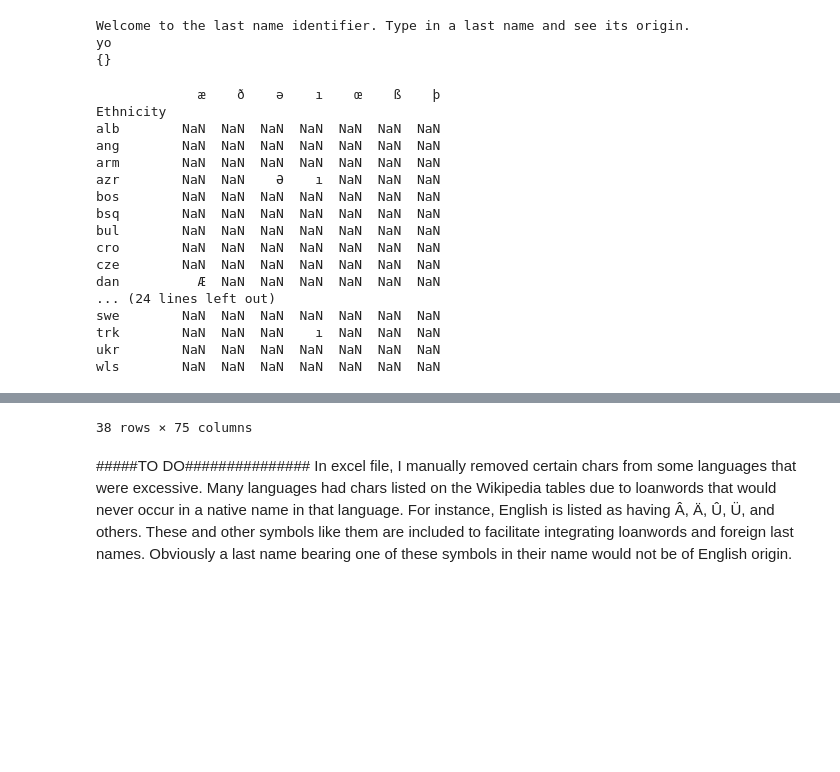
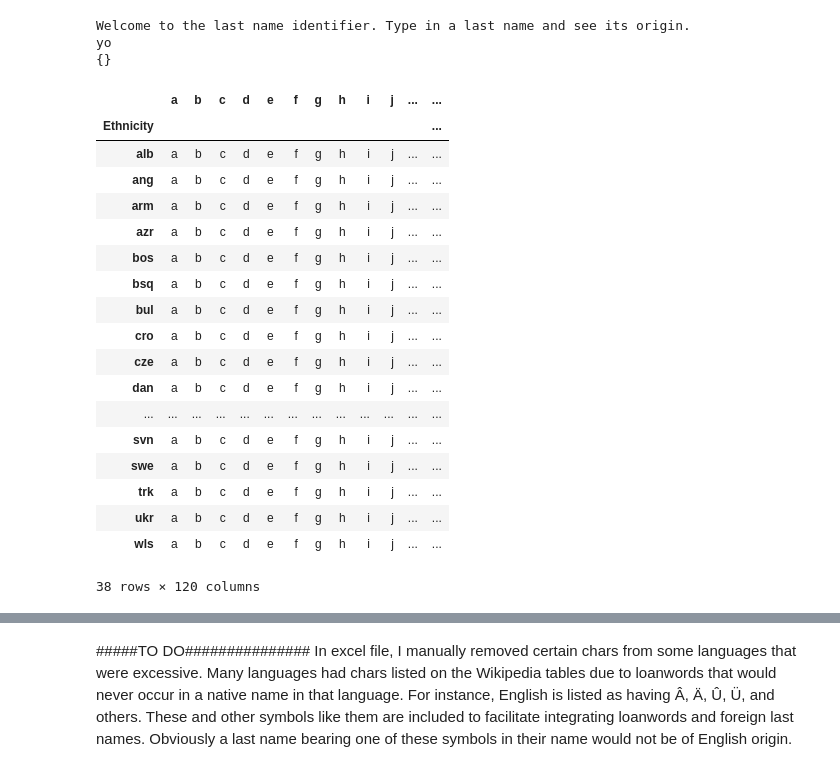
Before and after one commit to juyoungk23/Corvinus, a Jupyter notebook: lastNameBot.ipynb, the cells around one changed output, grey strips where cells are left out. Saved outputs shown, nothing was run; the diff lists cells and outputs as text; code cells hidden in the pictures; blank space fills up the shorter version.

Commit message:
dataframe completed with all tables from the wiki

```diff
--- a/lastNameBot.ipynb
+++ b/lastNameBot.ipynb
@@ -298,19 +298,23 @@ import pandas as pd # library for data analysis
 import requests # library to handle requests
 from bs4 import BeautifulSoup # library to parse HTML documents
 
+###################################################################################
+##############                       FUNCTIONS                       ##############
+
+
 #fixes broken offset on lowercase letters list, leaving a clean lowercase list
 def fixAlphabet(df):
     letter_list = []
 
     for column in df:
-        letter_list.append(column[1])
+       # print(len(column))
+        letter_list.append(column[0].lower()) #take first level and make it lowercase
     letter_list[0] = 'Ethnicity'
     df.columns = letter_list
     return df
 
 #make list of desire eth indeces, then select only those
 def selectEths(df):
-    #print('|||||||||||||||||||')
     for i in df.index:
         keep = False
         if (df.iloc[i, 0].endswith("]")):
@@ -325,15 +329,11 @@ def selectEths(df):
            # print("dropped: " + df.iloc[i, 0])              #print when we delete to make sure we didn't accidentally delete one
             df.iloc[i, 0] = "drop_this"          #replace with 'drop_this otherwise'
 
-
     dfcopy = df.copy()
     for i in df.index:
-        if (df.iloc[i, 0] == "drop_this"):
+        if (df.iloc[i, 0] == "drop_this"):     #markk eths to be dropped with "drop_this" string
             dfcopy.drop(i, inplace = True)
 
-
-
-    #dfcopy.reset_index(drop=True, inplace = True)
     dfcopy.set_index('Ethnicity', inplace = True)
 
     return dfcopy
@@ -353,6 +353,8 @@ def makeNiceDF(df):
     df.sort_index(inplace=True)
     return df
 
+###################################################################################
+##############                         MAIN                          ##############
 
 
 # get the response in the form of html
@@ -361,6 +363,15 @@ response=requests.get(wikiurl)
 
 #pull each table
 soup = BeautifulSoup(response.text, 'html.parser')
+
+#original 26 latin letters
+latin_table = soup.find_all('table', class_="wikitable")[0]
+latin_df= pd.read_html(str(latin_table))
+latin_df = pd.DataFrame(latin_df[0])
+latin_df = makeNiceDF(latin_df)
+latin_df.drop(latin_df.columns[len(latin_df.columns)-1], axis=1, inplace=True) #drop '#' column from latin_df'
+latin_df.loc[latin_df.index[latin_df.isnull().all(1)]] = latin_df.columns #if they're all NaN, meaning they use all 26, f
+                                                                          #fill with all 26 from columns
 
 #special letters table
 #manual adjustment due to wikitable[2] grouping langs
@@ -371,8 +382,6 @@ special_letters_df.iloc[7, 0] = 'Danish' #reassign Scandinavian group to just Da
 special_letters_df.iloc[12, 0] = 'Icelandic' #reassign Icelandic/Norn to just Icelandic
 special_letters_df.iloc[13, 0] = 'French' #reassign British Isles group to just French
 special_letters_df = makeNiceDF(special_letters_df)
-special_letters_df.dropna(axis=1, how='all', inplace=True)
-print(special_letters_df)
 
 
 #letter-diacritic combos table
@@ -386,6 +395,7 @@ letter_diacritic_df.iloc[28, 0] = 'Danish' #reassign Danish/Scandinavian to just
 letter_diacritic_df = makeNiceDF(letter_diacritic_df)
 letter_diacritic_df.loc[['fre', 'por', 'trk'], 'ç'] = 'Ç' #assign Ç to correct langs
 letter_diacritic_df.loc['trk', 'ş'] = 'Ş'                 #assign Ş to turkish
+
 
 #a through h table
 a_h_table = soup.find_all('table', class_="wikitable")[4]
@@ -396,51 +406,51 @@ a_h_df = makeNiceDF(a_h_df)
 
 
 #i through o table
 i_o_table = soup.find_all('table', class_="wikitable")[5]
 i_o_df = pd.read_html(str(i_o_table))
 i_o_df = pd.DataFrame(i_o_df[0])
 i_o_df = makeNiceDF(i_o_df)
 #print(i_o_df)
 
 
 #p through z table
 p_z_table = soup.find_all('table', class_="wikitable")[6]
 p_z_df = pd.read_html(str(p_z_table))
 p_z_df = pd.DataFrame(p_z_df[0])
 p_z_df = makeNiceDF(p_z_df)
-
 #print(p_z_df)
 
+
 #combine each df into one master df with all chars
-dfs = [a_h_df, i_o_df, p_z_df]
+dfs = [latin_df, special_letters_df, letter_diacritic_df, a_h_df, i_o_df, p_z_df]
 char_df = pd.concat(dfs, axis=1)
-
-
 char_df = char_df.applymap(lambda s: s.lower() if type(s) == str else s) # convert all values not Nan to lowercase
 char_df.dropna(axis=1, how='all', inplace=True)
 
 
 char_df.to_csv('charTable.csv')#, index=False)
 
 
 
 df = pd.read_csv('charTable.csv', index_col = 0)
 df
 # %% [output]
+|  | a | b | c | d | e | f | g | h | i | j | ... | ... |
+| Ethnicity |  |  |  |  |  |  |  |  |  |  |  | ... |
+| alb | a | b | c | d | e | f | g | h | i | j | ... | ... |
+| ang | a | b | c | d | e | f | g | h | i | j | ... | ... |
+| arm | a | b | c | d | e | f | g | h | i | j | ... | ... |
+| azr | a | b | c | d | e | f | g | h | i | j | ... | ... |
+| bos | a | b | c | d | e | f | g | h | i | j | ... | ... |
+| bsq | a | b | c | d | e | f | g | h | i | j | ... | ... |
+| bul | a | b | c | d | e | f | g | h | i | j | ... | ... |
+| cro | a | b | c | d | e | f | g | h | i | j | ... | ... |
+| cze | a | b | c | d | e | f | g | h | i | j | ... | ... |
+| dan | a | b | c | d | e | f | g | h | i | j | ... | ... |
+| ... | ... | ... | ... | ... | ... | ... | ... | ... | ... | ... | ... | ... |
+| svn | a | b | c | d | e | f | g | h | i | j | ... | ... |
+| swe | a | b | c | d | e | f | g | h | i | j | ... | ... |
+| trk | a | b | c | d | e | f | g | h | i | j | ... | ... |
+| ukr | a | b | c | d | e | f | g | h | i | j | ... | ... |
+| wls | a | b | c | d | e | f | g | h | i | j | ... | ... |
-             æ    ð    ə    ı    œ    ß    þ
-Ethnicity
-alb        NaN  NaN  NaN  NaN  NaN  NaN  NaN
-ang        NaN  NaN  NaN  NaN  NaN  NaN  NaN
-arm        NaN  NaN  NaN  NaN  NaN  NaN  NaN
-azr        NaN  NaN    Ə    ı  NaN  NaN  NaN
-bos        NaN  NaN  NaN  NaN  NaN  NaN  NaN
-bsq        NaN  NaN  NaN  NaN  NaN  NaN  NaN
-bul        NaN  NaN  NaN  NaN  NaN  NaN  NaN
-cro        NaN  NaN  NaN  NaN  NaN  NaN  NaN
-cze        NaN  NaN  NaN  NaN  NaN  NaN  NaN
-dan          Æ  NaN  NaN  NaN  NaN  NaN  NaN
-... (24 lines left out)
-swe        NaN  NaN  NaN  NaN  NaN  NaN  NaN
-trk        NaN  NaN  NaN    ı  NaN  NaN  NaN
-ukr        NaN  NaN  NaN  NaN  NaN  NaN  NaN
-wls        NaN  NaN  NaN  NaN  NaN  NaN  NaN
+38 rows × 120 columns
@@ -465,4 +457,3 @@ wls        NaN  NaN  NaN  NaN  NaN  NaN  NaN
-38 rows × 75 columns
 # %% [markdown]
 #####TO DO###############
 In excel file, I manually removed certain chars from some languages that were excessive. Many languages had chars listed on the Wikipedia tables due to loanwords that would never occur in a native name in that language. For instance, English is listed as having Â, Ä, Û, Ü, and others. These and other symbols like them are included to facilitate integrating loanwords and foreign last names. Obviously a last name bearing one of these symbols in their name would not be of English origin.
```
Also changed, not shown: parts of 1 cell of this notebook.
